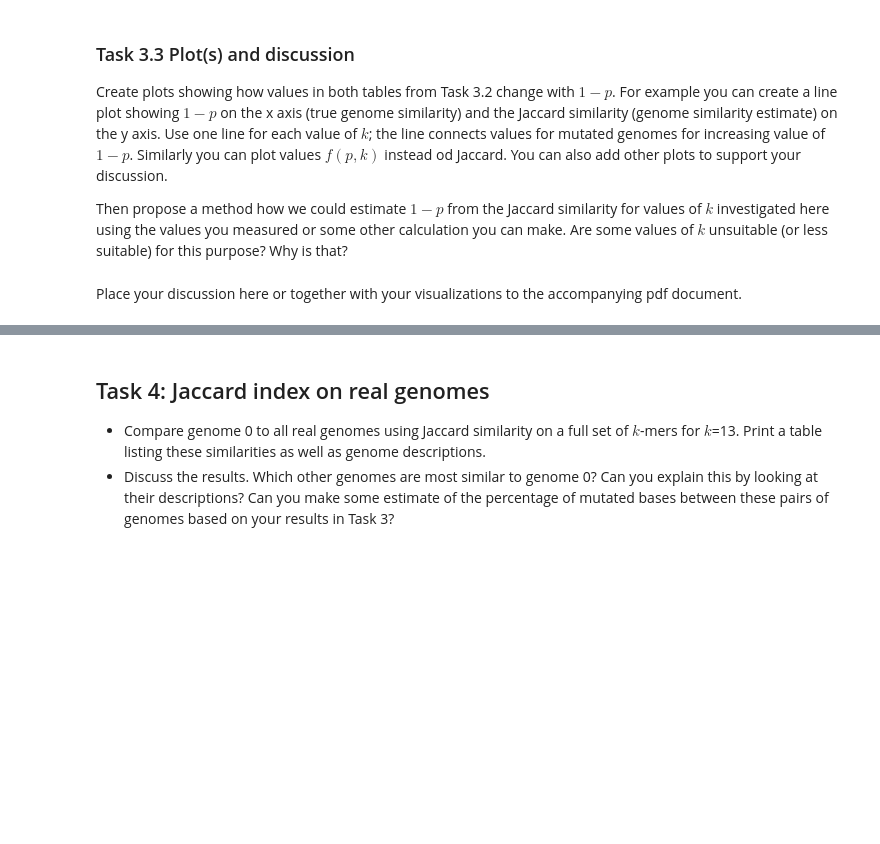
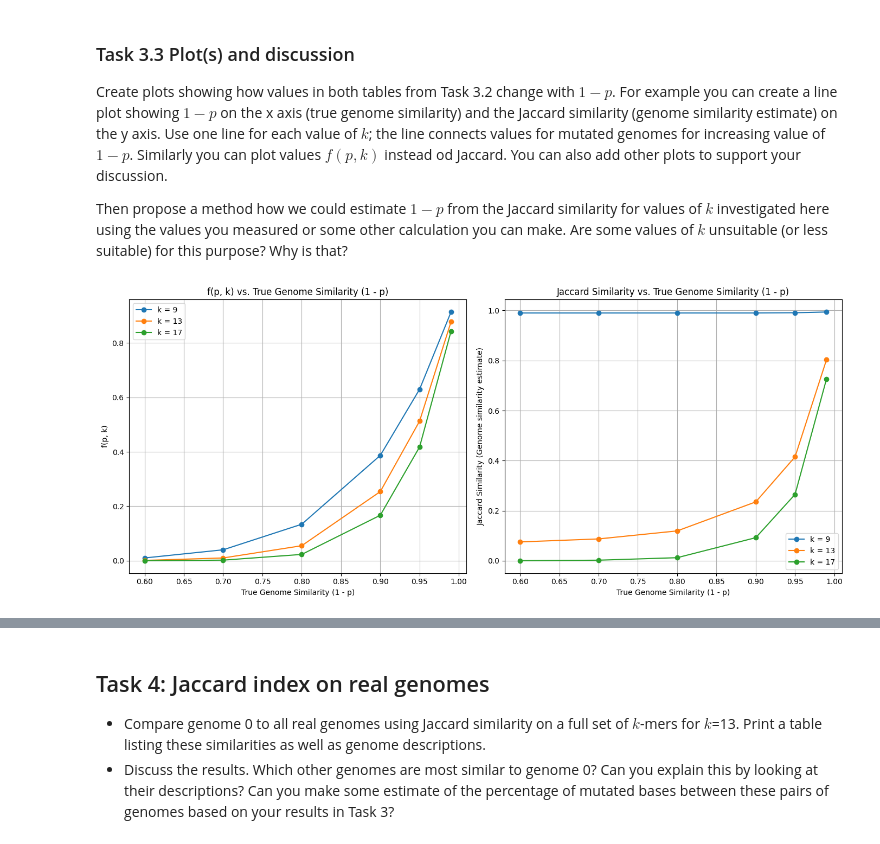
Before and after one commit to saraguzi/bioinf, a Jupyter notebook: notebooks/a1i.ipynb, the cells around one changed output, grey strips where cells are left out. Cells and saved outputs as stored; diff of their text form; code cells hidden in the pictures; blank space fills up the shorter version.

```diff
--- a/notebooks/a1i.ipynb
+++ b/notebooks/a1i.ipynb
@@ -490,2 +488,47 @@ Then propose a method how we could estimate $1-p$ from the Jaccard similarity fo
-# %% [markdown]
-Place your discussion here or together with your visualizations to the accompanying pdf document.
+# %%
+# PLOTS WERE GENERATED USING CHATGPT
+
+# Table 1 data (f(p, k)
+p_values_1 = [0.010, 0.050, 0.100, 0.200, 0.300, 0.400]
+k_values = [9, 13, 17]
+f_p_k_values = {
+    9: [0.914, 0.630, 0.387, 0.134, 0.040, 0.010],
+    13: [0.878, 0.513, 0.254, 0.055, 0.010, 0.001],
+    17: [0.843, 0.418, 0.167, 0.023, 0.002, 0.000]
+}
+
+# Table 2 data (Jaccard Similarity)
+jaccard_values = {
+    9: [0.994, 0.991, 0.990, 0.990, 0.990, 0.990],
+    13: [0.803, 0.415, 0.235, 0.119, 0.087, 0.075],
+    17: [0.726, 0.265, 0.092, 0.012, 0.002, 0.000]
+}
+
+# Calculating 1 - p for x-axis
+one_minus_p = [1 - p for p in p_values_1]
+
+# Creating the plots
+fig, (ax1, ax2) = plt.subplots(1, 2, figsize=(14, 6))
+
+# First plot for f(p, k)
+for k in k_values:
+    ax1.plot(one_minus_p, f_p_k_values[k], marker='o', label=f'k = {k}')
+ax1.set_title("f(p, k) vs. True Genome Similarity (1 - p)")
+ax1.set_xlabel("True Genome Similarity (1 - p)")
+ax1.set_ylabel("f(p, k)")
+ax1.legend()
+ax1.grid(True)
+
+# Second plot for Jaccard Similarity
+for k in k_values:
+    ax2.plot(one_minus_p, jaccard_values[k], marker='o', label=f'k = {k}')
+ax2.set_title("Jaccard Similarity vs. True Genome Similarity (1 - p)")
+ax2.set_xlabel("True Genome Similarity (1 - p)")
+ax2.set_ylabel("Jaccard Similarity (Genome similarity estimate)")
+ax2.legend()
+ax2.grid(True)
+
+plt.tight_layout()
+plt.show()
+# %% [output]
+[figure, added]
```
Also changed, not shown: parts of 15 cells of this notebook.
